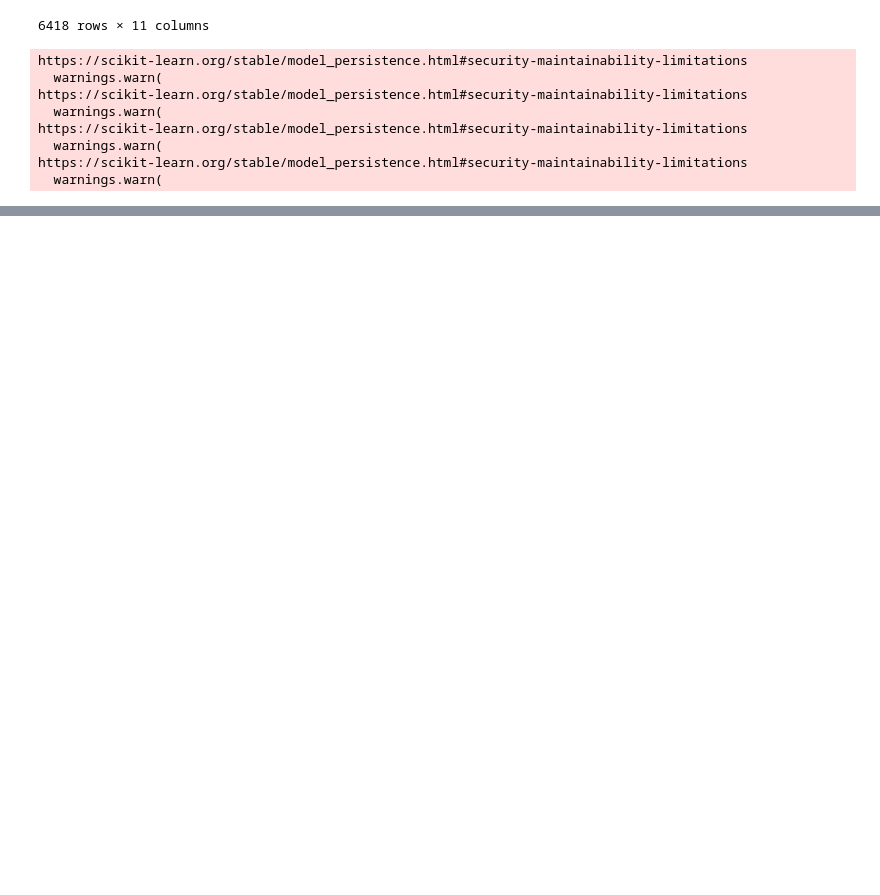
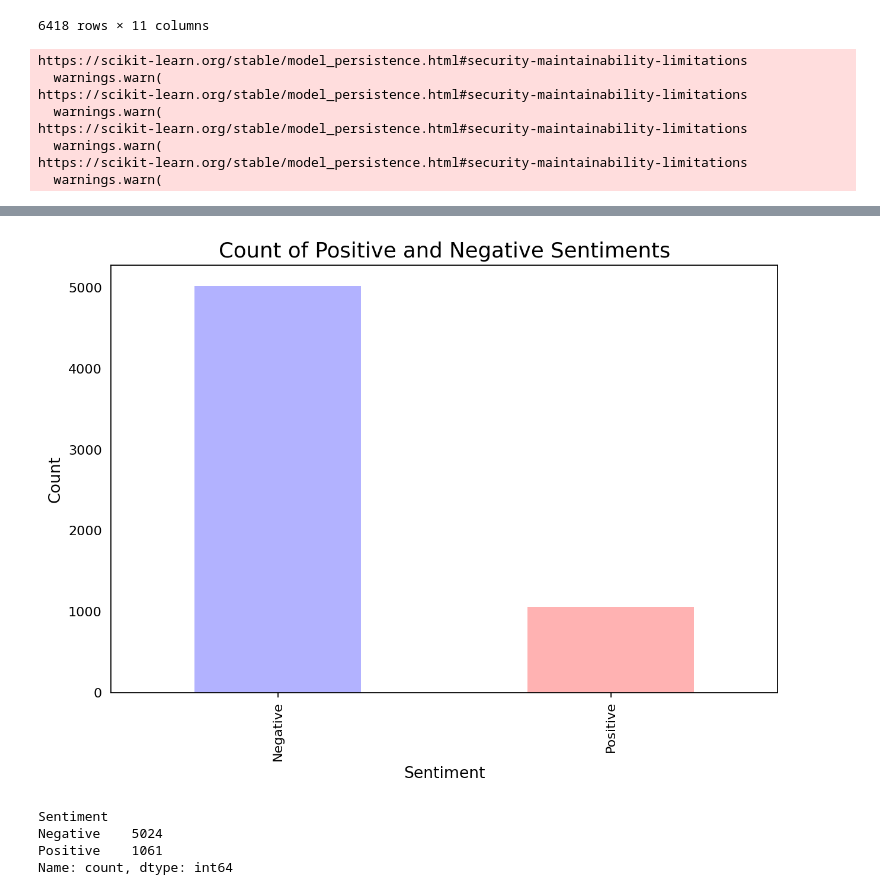
Before and after one commit to Febrio00/RUU-KUHP-Sentiment-Analysis-and-Topic-Modelling, a Jupyter notebook: Exploratory_Data_Analysis.ipynb, the cells around one changed output, grey strips where cells are left out. Saved outputs shown, nothing was run; the diff lists cells and outputs as text; code cells hidden in the pictures; blank space fills up the shorter version.

```diff
--- a/Exploratory_Data_Analysis.ipynb
+++ b/Exploratory_Data_Analysis.ipynb
@@ -279,3 +285,28 @@ plt.show()
+# %%
+# Count the occurrences of each sentiment
+sentiment_counts = df['Sentiment'].value_counts()
+
+# Plot Word Count and Weights of Topic Keywords
+fig, ax = plt.subplots(figsize=(8, 6), dpi=160)
+cols = [color for name, color in mcolors.TABLEAU_COLORS.items()]
+sentiment_counts.plot(kind='bar', color=['blue', 'red'], ax=ax, alpha=0.3, label='Sentiment Count')
+ax.set_title('Count of Positive and Negative Sentiments', fontsize=16)
+ax.set_xlabel('Sentiment', fontsize=12)
+ax.set_ylabel('Count', fontsize=12)
+ax.tick_params(axis='y', left=False)
+
+fig.tight_layout()
+plt.savefig('assets/images/count_of_positive_and_negative_sentiments.png')
+plt.show()
+# %% [output]
+[figure, added]
+# %%
+sentiment_counts
+# %% [output]
+Sentiment
+Negative    5024
+Positive    1061
+Name: count, dtype: int64
 # %%
 # Combine tokenized words into a single string
 df['Words'] = df['final'].apply(lambda x: ' '.join(x))
```
Also changed, not shown: parts of 16 cells of this notebook, 16 other files.
